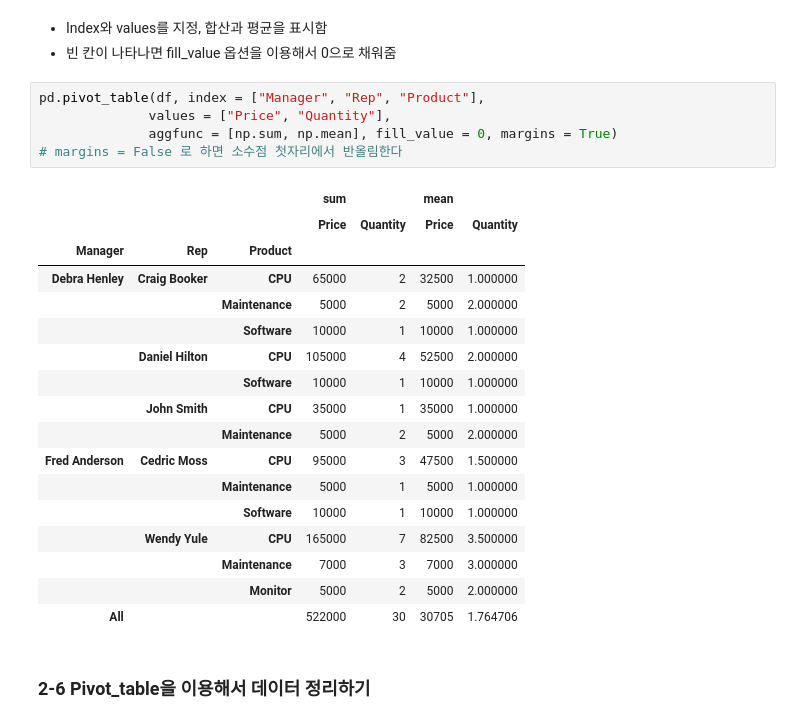
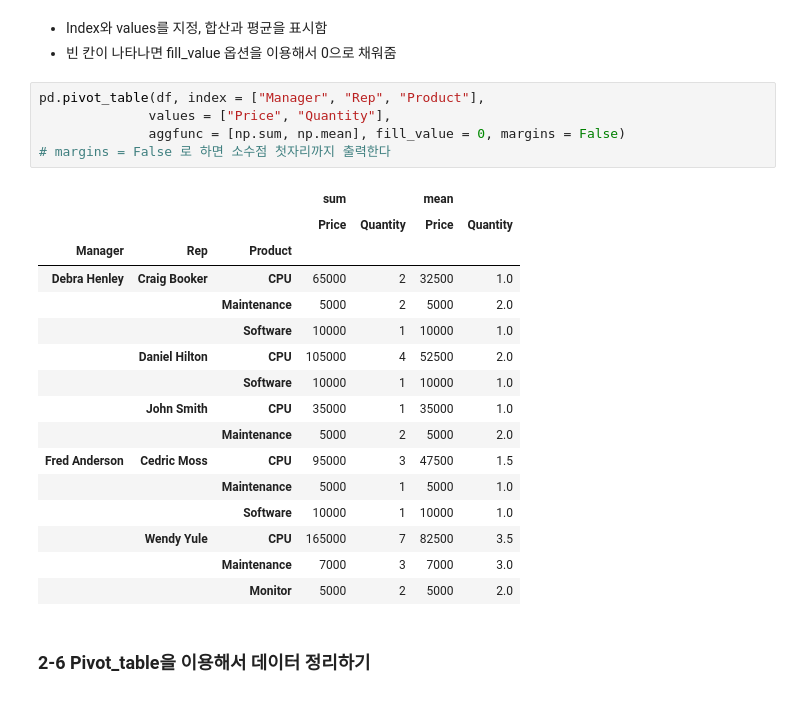
Before and after one commit to gwondohyung/python, a Jupyter notebook: HyunwooShin_2015136069/Chapter_02/chapter_02.ipynb, the cells around one changed output. Drawn from its saved outputs; the diff is of its cells as text.

```diff
--- a/HyunwooShin_2015136069/Chapter_02/chapter_02.ipynb
+++ b/HyunwooShin_2015136069/Chapter_02/chapter_02.ipynb
@@ -294,26 +292,25 @@ pd.pivot_table(df, index = ["Manager", "Rep"], values = ["Price"], aggfunc = np.
 # %%
 pd.pivot_table(df, index = ["Manager", "Rep", "Product"],
               values = ["Price", "Quantity"],
-              aggfunc = [np.sum, np.mean], fill_value = 0, margins = True)
-# margins = False 로 하면 소수점 첫자리에서 반올림한다
+              aggfunc = [np.sum, np.mean], fill_value = 0, margins = False)
+# margins = False 로 하면 소수점 첫자리까지 출력한다
 # %% [output]
 |  |  |  | sum |  | mean |  |
 |  |  |  | Price | Quantity | Price | Quantity |
 | Manager | Rep | Product |  |  |  |  |
-| Debra Henley | Craig Booker | CPU | 65000 | 2 | 32500 | 1.000000 |
-|  |  | Maintenance | 5000 | 2 | 5000 | 2.000000 |
-|  |  | Software | 10000 | 1 | 10000 | 1.000000 |
-|  | Daniel Hilton | CPU | 105000 | 4 | 52500 | 2.000000 |
-|  |  | Software | 10000 | 1 | 10000 | 1.000000 |
-|  | John Smith | CPU | 35000 | 1 | 35000 | 1.000000 |
-|  |  | Maintenance | 5000 | 2 | 5000 | 2.000000 |
-| Fred Anderson | Cedric Moss | CPU | 95000 | 3 | 47500 | 1.500000 |
-|  |  | Maintenance | 5000 | 1 | 5000 | 1.000000 |
-|  |  | Software | 10000 | 1 | 10000 | 1.000000 |
-|  | Wendy Yule | CPU | 165000 | 7 | 82500 | 3.500000 |
-|  |  | Maintenance | 7000 | 3 | 7000 | 3.000000 |
-|  |  | Monitor | 5000 | 2 | 5000 | 2.000000 |
-| All |  |  | 522000 | 30 | 30705 | 1.764706 |
+| Debra Henley | Craig Booker | CPU | 65000 | 2 | 32500 | 1.0 |
+|  |  | Maintenance | 5000 | 2 | 5000 | 2.0 |
+|  |  | Software | 10000 | 1 | 10000 | 1.0 |
+|  | Daniel Hilton | CPU | 105000 | 4 | 52500 | 2.0 |
+|  |  | Software | 10000 | 1 | 10000 | 1.0 |
+|  | John Smith | CPU | 35000 | 1 | 35000 | 1.0 |
+|  |  | Maintenance | 5000 | 2 | 5000 | 2.0 |
+| Fred Anderson | Cedric Moss | CPU | 95000 | 3 | 47500 | 1.5 |
+|  |  | Maintenance | 5000 | 1 | 5000 | 1.0 |
+|  |  | Software | 10000 | 1 | 10000 | 1.0 |
+|  | Wendy Yule | CPU | 165000 | 7 | 82500 | 3.5 |
+|  |  | Maintenance | 7000 | 3 | 7000 | 3.0 |
+|  |  | Monitor | 5000 | 2 | 5000 | 2.0 |
 # %% [markdown]
 ### 2-6 Pivot_table을 이용해서 데이터 정리하기
 # %%
```
Also changed, not shown: parts of 5 cells of this notebook, 55 other files.
